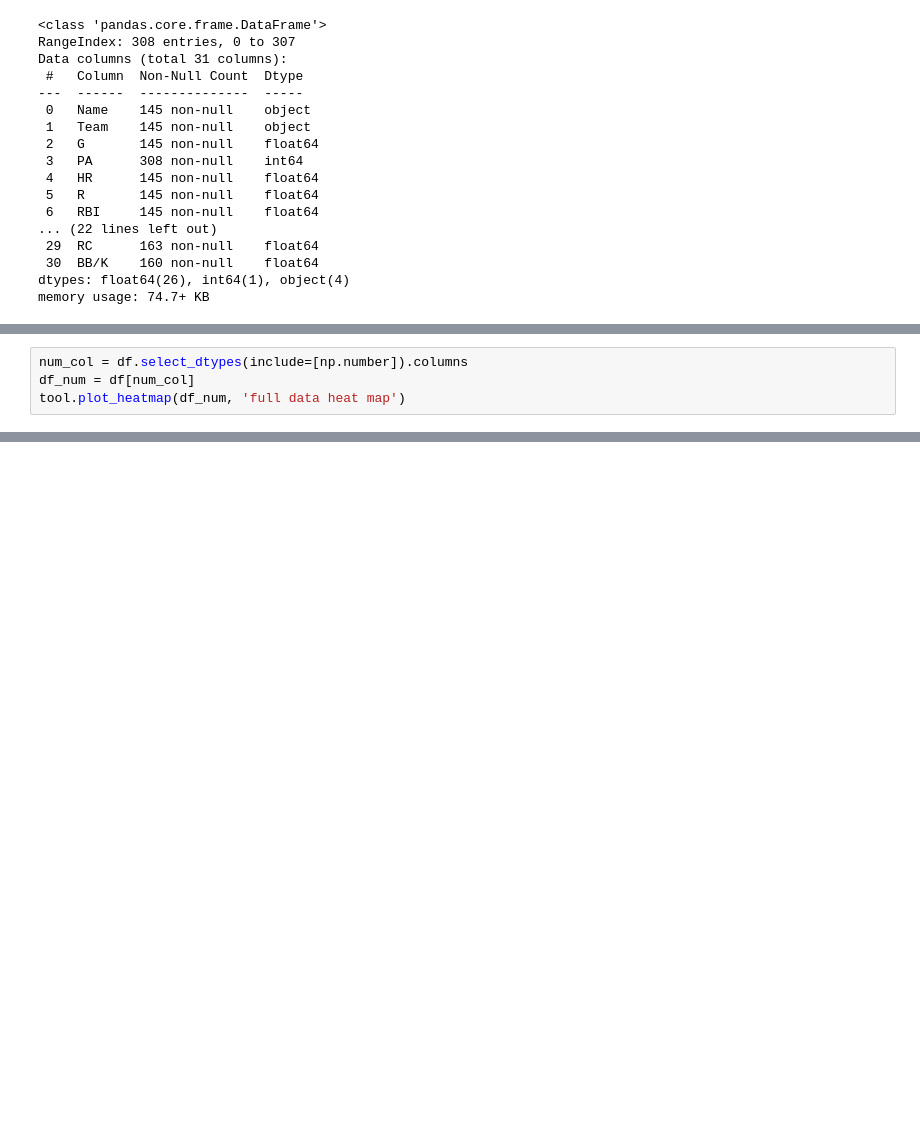
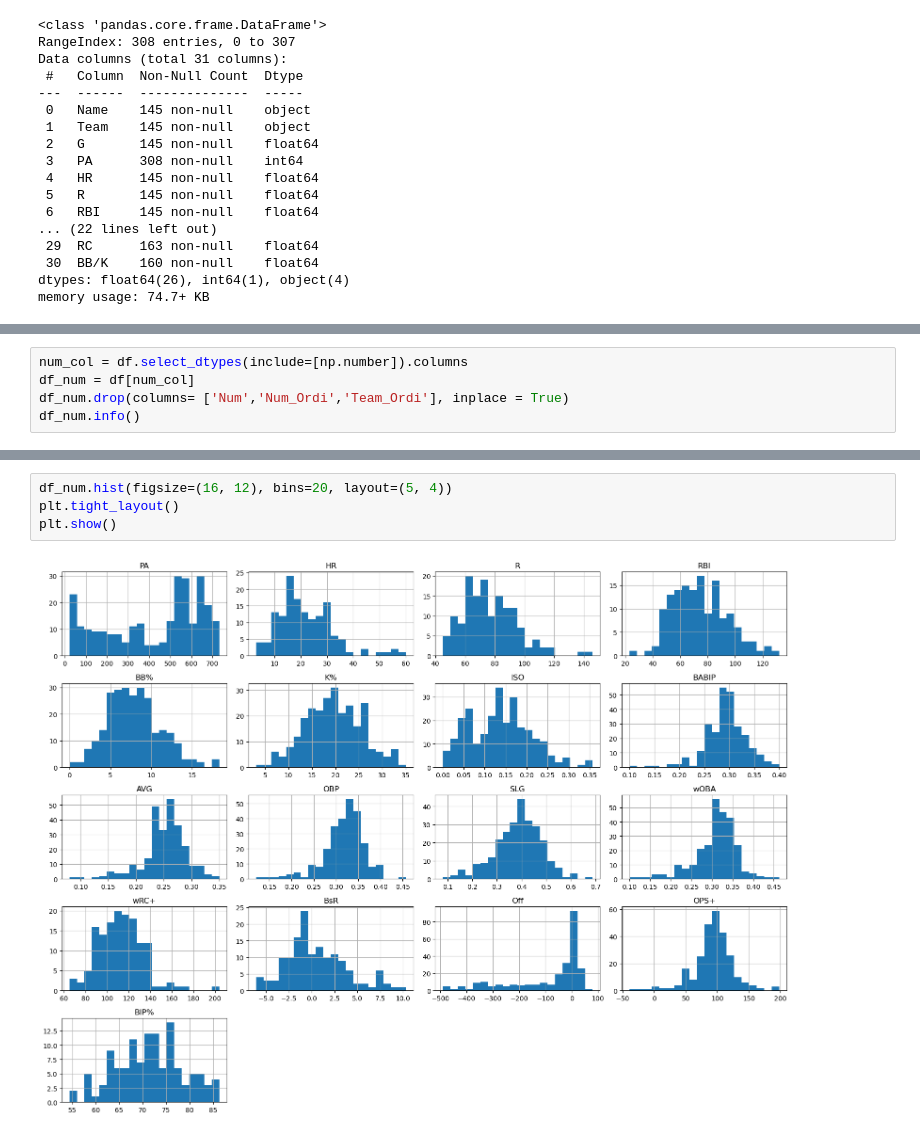
Before and after one commit to neil7227/cmse830_fds, a Jupyter notebook: main.ipynb, the cells around one changed output, grey strips where cells are left out. Cells and saved outputs as stored; diff of their text form; blank space fills up the shorter version.

```diff
--- a/main.ipynb
+++ b/main.ipynb
@@ -117,5 +138,6 @@ df.head()
 # %%
 num_col = df.select_dtypes(include=[np.number]).columns
 df_num = df[num_col]
-tool.plot_heatmap(df_num, 'full data heat map')
+df_num.drop(columns= ['Num','Num_Ordi','Team_Ordi'], inplace = True)
+df_num.info()
 # %% [output]
@@ -122,0 +169,6 @@ tool.plot_heatmap(df_num, 'full data heat map')
+# %%
+df_num.hist(figsize=(16, 12), bins=20, layout=(5, 4))
+plt.tight_layout()
+plt.show()
+# %% [output]
+[figure, added]
```
Also changed, not shown: parts of 12 cells of this notebook, 1 other file.
